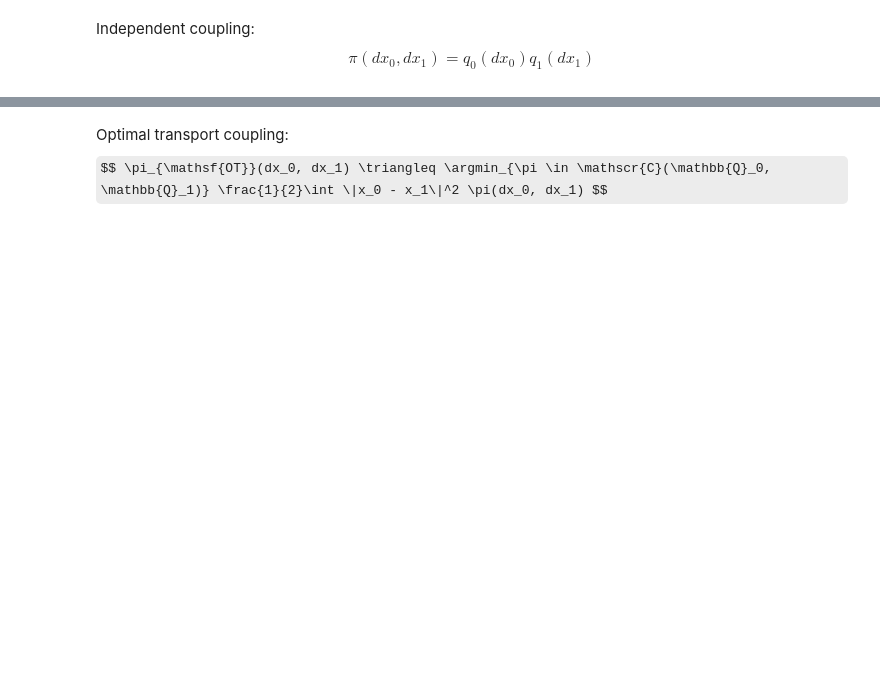
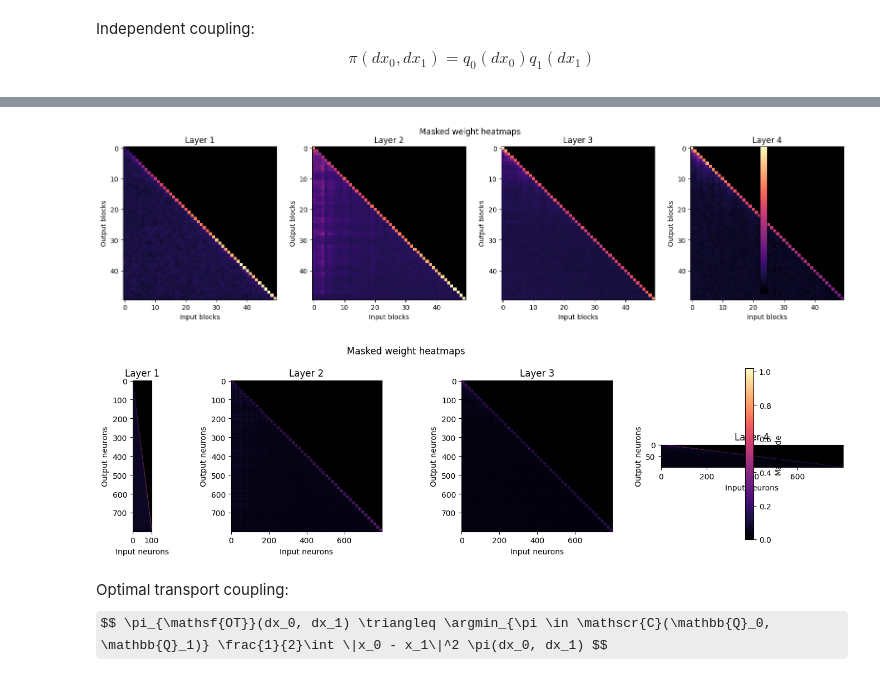
Before and after one commit to tkargin/conditional-flow-matching, a Jupyter notebook: MaskedCFM/MaskedCFM.ipynb, the cells around one changed output, grey strips where cells are left out. Saved outputs shown, nothing was run; the diff lists cells and outputs as text; code cells hidden in the pictures; some formulas as TeX source; blank space fills up the shorter version.

```diff
--- a/MaskedCFM/MaskedCFM.ipynb
+++ b/MaskedCFM/MaskedCFM.ipynb
@@ -240,0 +588,36 @@ for k in range(20000):
+# %%
+from importlib import reload
+import random_processes.plotting as plotting
+
+plotting = reload(plotting)  # picks up the new definition
+
+from random_processes.plotting import plot_block_weight_heatmaps
+
+fig_blocks = plot_block_weight_heatmaps(
+    model_causal,
+    mode="block",          # or "full"
+    include_shared=False,
+    cmap="magma",
+    annotate=False,
+    norm="fro",
+)
+fig_blocks.savefig(run_dir/"blocks_heatmap.png", dpi=150)
+plt.show()
+
+fig_weights = plot_block_weight_heatmaps(
+    model_causal,
+    mode="full",          # or "full"
+    include_shared=False,
+    cmap="magma",
+    annotate=False,
+    norm="fro",
+)
+fig_weights.savefig(run_dir/"weights_heatmap.png", dpi=150)
+plt.show()
+
+#fig = plot_block_weight_heatmaps(model_causal, include_shared=False)
+#fig.savefig(run_dir / "block_weights.png", dpi=150)
+#plt.show()
+# %% [output]
+[figure, added]
+[figure, added]
```
Also changed, not shown: parts of 21 cells of this notebook, 18 other files.
